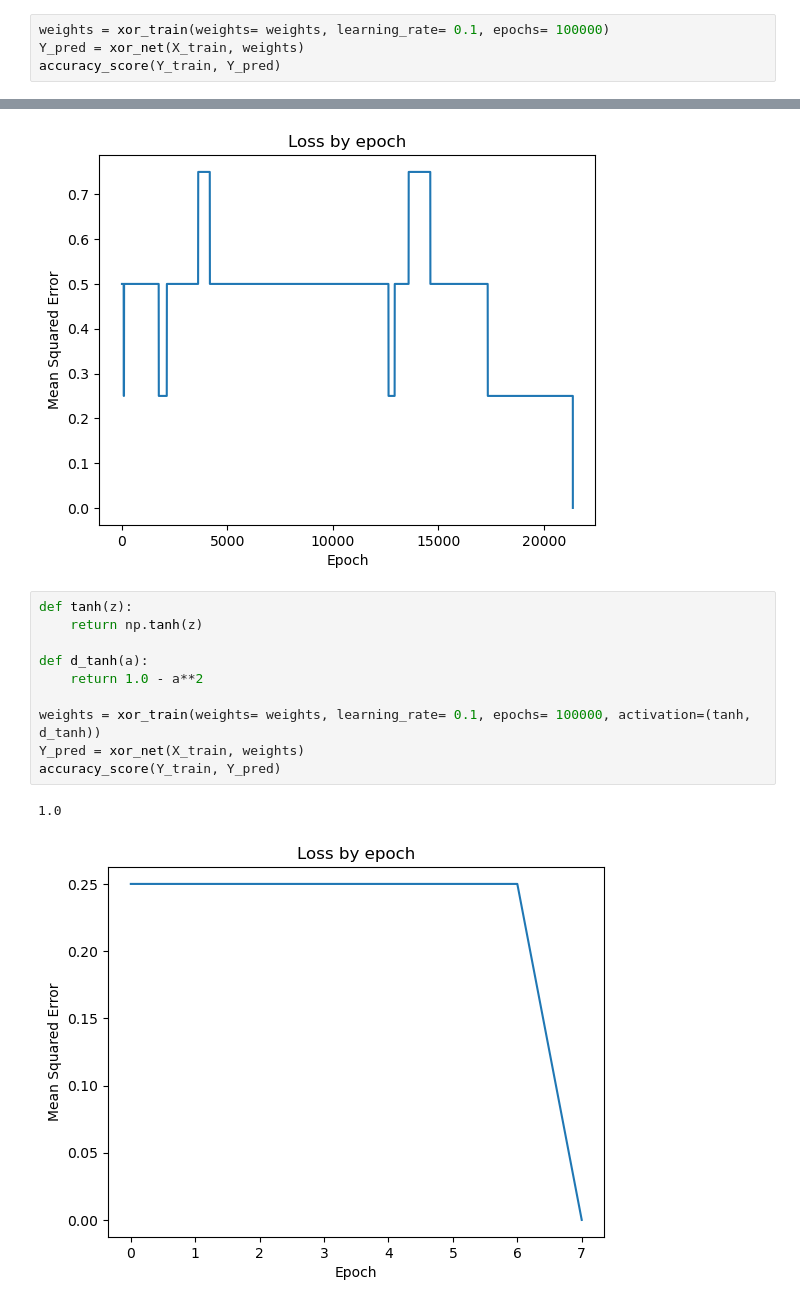
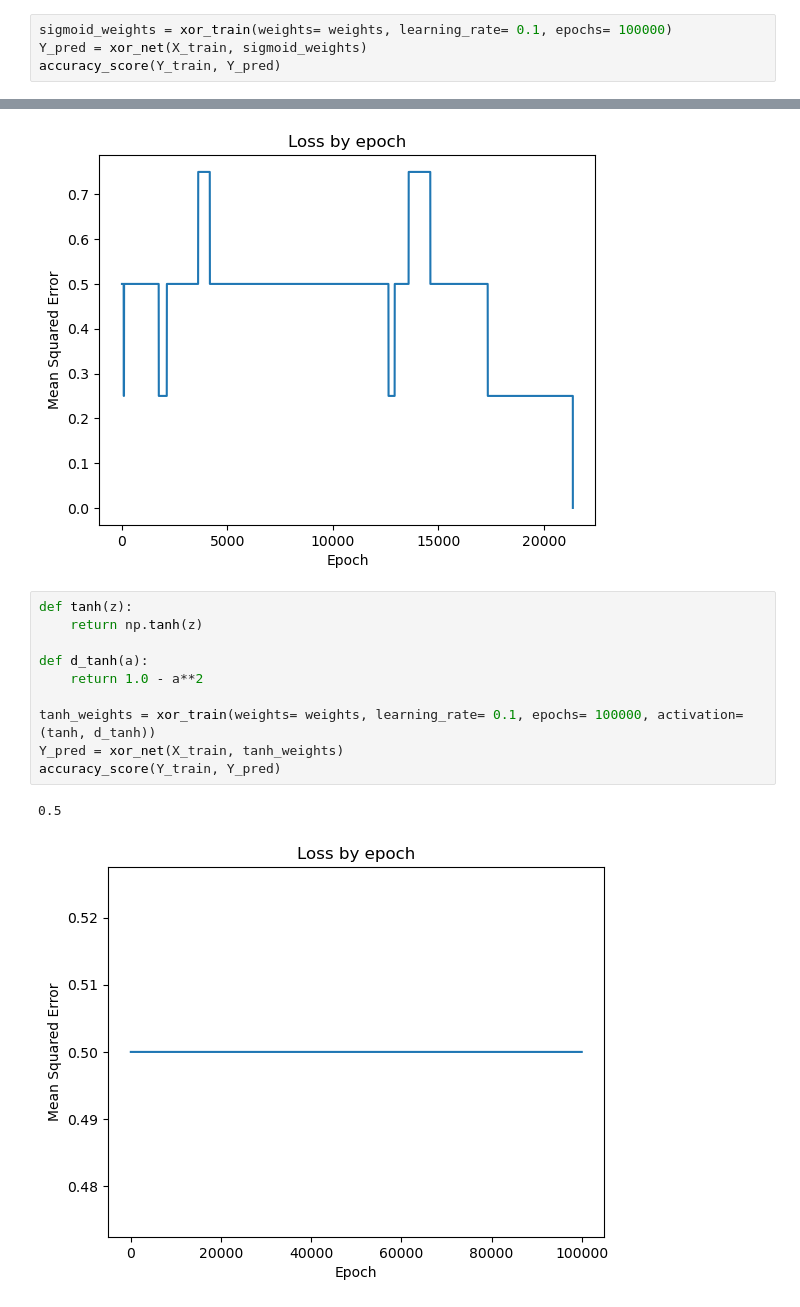
Before and after one commit to filipe-21903016/idl-assignment-0, a Jupyter notebook: assignment_0.ipynb, the cells around one changed output, grey strips where cells are left out. Cells and saved outputs as stored; diff of their text form.

Commit message:
dont change previous weights

```diff
--- a/assignment_0.ipynb
+++ b/assignment_0.ipynb
@@ -412,8 +412,8 @@ Y_train = np.array([
 # %% [markdown]
 ### Training XOR Neural Network with Sigmoid Activation function
 # %%
-weights = xor_train(weights= weights, learning_rate= 0.1, epochs= 100000)
-Y_pred = xor_net(X_train, weights)
+sigmoid_weights = xor_train(weights= weights, learning_rate= 0.1, epochs= 100000)
+Y_pred = xor_net(X_train, sigmoid_weights)
 accuracy_score(Y_train, Y_pred)
 # %% [output]
 1.0
@@ -421,13 +421,13 @@ accuracy_score(Y_train, Y_pred)
 # %%
 def tanh(z):
     return np.tanh(z)
 
 def d_tanh(a):
     return 1.0 - a**2
 
-weights = xor_train(weights= weights, learning_rate= 0.1, epochs= 100000, activation=(tanh, d_tanh))
-Y_pred = xor_net(X_train, weights)
+tanh_weights = xor_train(weights= weights, learning_rate= 0.1, epochs= 100000, activation=(tanh, d_tanh))
+Y_pred = xor_net(X_train, tanh_weights)
 accuracy_score(Y_train, Y_pred)
 # %% [output]
-1.0
+0.5
-[figure, old version]
+[figure, new version]
```
